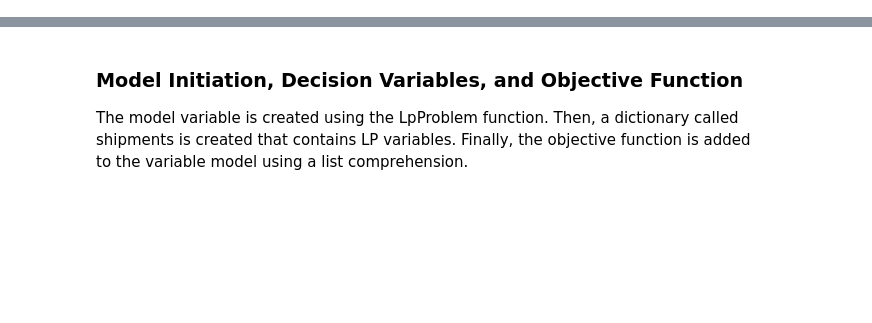
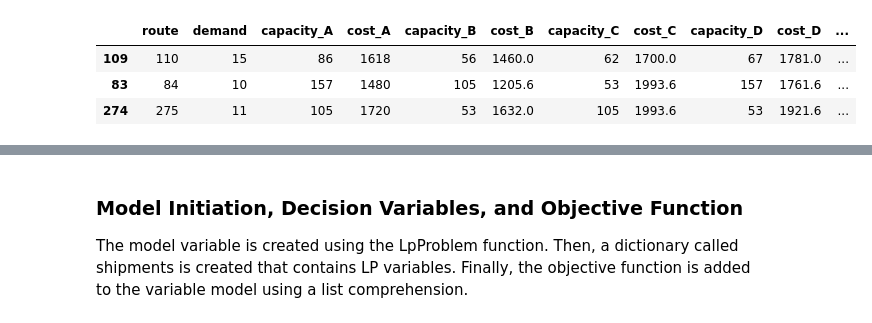
Before and after one commit to magorshunov/Supply-Chain-Optimization, a Jupyter notebook: notebook.ipynb, the cells around one changed output, grey strips where cells are left out. Drawn from its saved outputs; the diff is of its cells as text; code cells hidden in the pictures; blank space fills up the shorter version.

```diff
--- a/notebook.ipynb
+++ b/notebook.ipynb
@@ -23,0 +17,13 @@ All variables are put into lists to prepare data for the optimization analysis.
+# %%
+# import Python modules
+from pulp import *
+import pandas as pd
+
+# read csv file and disply randomly selected rows
+df = pd.read_csv('data.csv')
+df.sample(3)
+# %% [output]
+|  | route | demand | capacity_A | cost_A | capacity_B | cost_B | capacity_C | cost_C | capacity_D | cost_D | ... |
+| 109 | 110 | 15 | 86 | 1618 | 56 | 1460.0 | 62 | 1700.0 | 67 | 1781.0 | ... |
+| 83 | 84 | 10 | 157 | 1480 | 105 | 1205.6 | 53 | 1993.6 | 157 | 1761.6 | ... |
+| 274 | 275 | 11 | 105 | 1720 | 53 | 1632.0 | 105 | 1993.6 | 53 | 1921.6 | ... |
```
Also changed, not shown: parts of 16 cells of this notebook.
